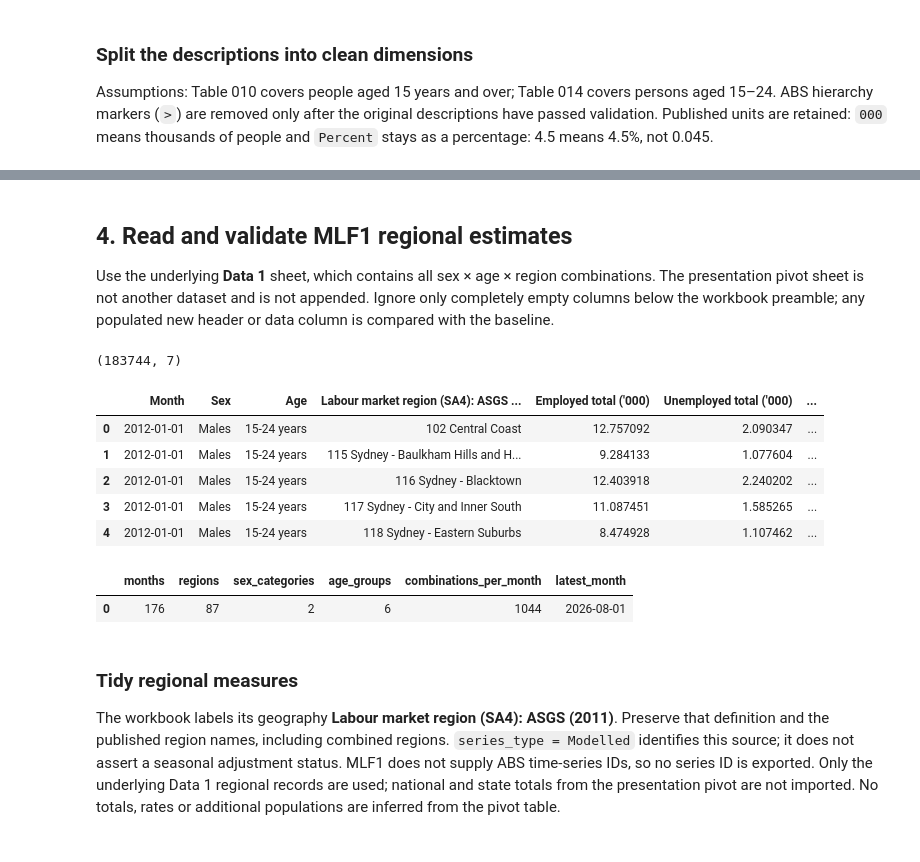
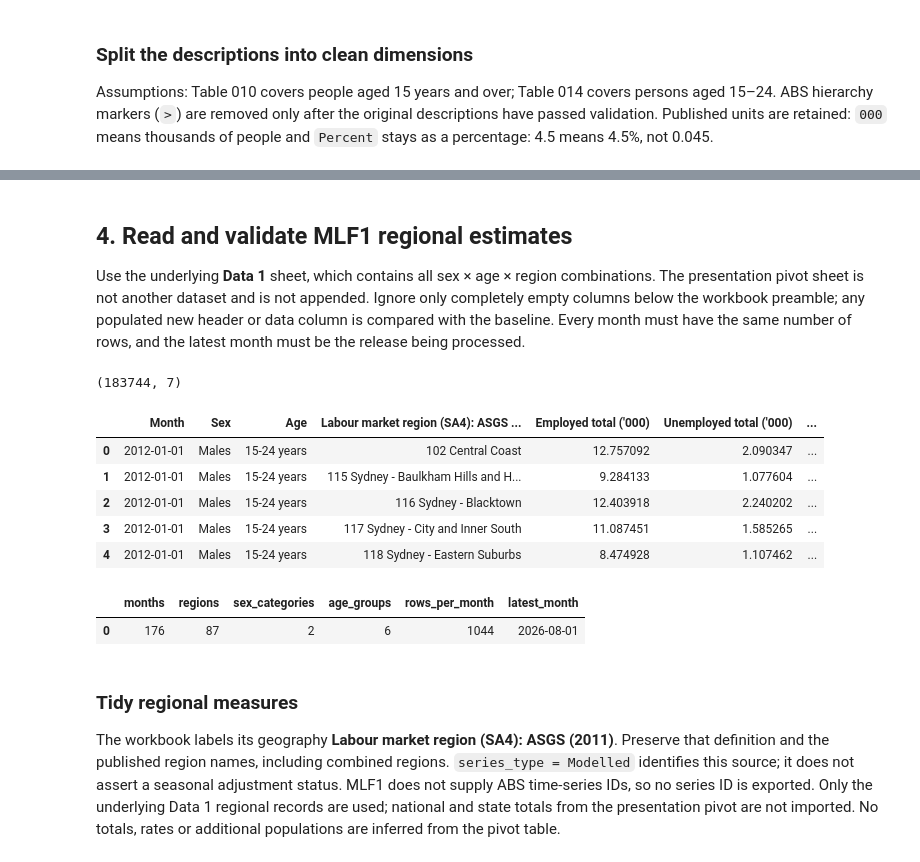
Before and after one commit to vsdworkk/data-analysis-best-practices-repo, a Jupyter notebook: ABS Labour Force.ipynb, the cells around one changed output, grey strips where cells are left out. Saved outputs shown, nothing was run; the diff lists cells and outputs as text; code cells hidden in the pictures.

```diff
--- a/ABS Labour Force.ipynb
+++ b/ABS Labour Force.ipynb
@@ -191,53 +166,54 @@ display(ts[['date', 'series_id', 'measure', 'region', 'sex', 'age', 'series_type
 # %% [markdown]
 ## 4. Read and validate MLF1 regional estimates
 
-Use the underlying **Data 1** sheet, which contains all sex × age × region combinations. The presentation pivot sheet is not another dataset and is not appended. Ignore only completely empty columns below the workbook preamble; any populated new header or data column is compared with the baseline.
+Use the underlying **Data 1** sheet, which contains all sex × age × region combinations. The presentation pivot sheet is not another dataset and is not appended. Ignore only completely empty columns below the workbook preamble; any populated new header or data column is compared with the baseline. Every month must have the same number of rows, and the latest month must be the release being processed.
 # %%
-# Read the MLF1 reference and download, then compare their sheets and table headings.
-row = sources.loc['MLF1']  # Get MLF1's reference and download filenames.
-base_xl = pd.ExcelFile(baseline / row['baseline_file'])  # Open the approved reference workbook.
-xl = pd.ExcelFile(run / 'raw' / row['download_file'])  # Open the new ABS workbook.
-assert set(xl.sheet_names) == set(base_xl.sheet_names), 'MLF1: workbook sheets changed'  # Require the same sheets.
-base_raw = pd.read_excel(base_xl, sheet_name='Data 1', header=None)  # Read the reference data sheet as it appears in Excel.
-raw = pd.read_excel(xl, sheet_name='Data 1', header=None)  # Read the downloaded data sheet the same way.
-assert raw.iloc[1, 0] == base_raw.iloc[1, 0], 'MLF1: table identity changed'  # Require the same table title.
-expected = base_raw.iloc[3:].dropna(axis=1, how='all')  # Skip the preamble and empty reference columns.
-df = raw.iloc[3:].dropna(axis=1, how='all')  # Skip the preamble and empty downloaded columns.
-assert df.iloc[0].tolist() == expected.iloc[0].tolist(), 'MLF1: column names, units, order or geography vintage changed'  # Require matching headers.
-df.columns = df.iloc[0].tolist()  # Use the downloaded header row as column names.
-expected.columns = expected.iloc[0].tolist()  # Name the reference columns the same way.
-df = df.iloc[1:].reset_index(drop=True).infer_objects()  # Keep downloaded data rows and infer their types.
-expected = expected.iloc[1:].reset_index(drop=True).infer_objects()  # Keep reference data rows for comparison.
-assert df.notna().all().all(), 'MLF1: missing dimension or estimate'  # Stop if a downloaded data cell is blank.
-print(df.shape)  # Show the size of the downloaded regional table.
-display(df.head())  # Preview its first rows.
+row = sources.loc['MLF1']
+base_xl = pd.ExcelFile(baseline / row['baseline_file'])
+xl = pd.ExcelFile(run / 'raw' / row['download_file'])
+assert set(xl.sheet_names) == set(base_xl.sheet_names), 'MLF1: workbook sheets changed'
+
+mlf_base = pd.read_excel(base_xl, sheet_name='Data 1', header=None)
+mlf_raw = pd.read_excel(xl, sheet_name='Data 1', header=None)
+assert mlf_raw.iloc[1, 0] == mlf_base.iloc[1, 0], 'MLF1: table identity changed'
+
+# Row 3 holds the column headings; everything above it is preamble.
+mlf_base, mlf_raw = (d.iloc[3:].dropna(axis=1, how='all') for d in (mlf_base, mlf_raw))
+assert mlf_raw.iloc[0].tolist() == mlf_base.iloc[0].tolist(), 'MLF1: column names, units, order or geography vintage changed'
+mlf_base, mlf_raw = (
+    d.iloc[1:].set_axis(d.iloc[0].tolist(), axis=1).reset_index(drop=True).infer_objects()
+    for d in (mlf_base, mlf_raw)
+)
+
+dims = mlf_raw.columns[1:4].tolist()  # sex, age and SA4 region
+measures = mlf_raw.columns[4:].tolist()
+assert mlf_raw.notna().all().all(), 'MLF1: missing dimension or estimate'
+assert mlf_raw[measures].dtypes.map(pd.api.types.is_numeric_dtype).all(), 'MLF1: non-numeric observations'
+for col in dims:
+    assert set(mlf_raw[col]) == set(mlf_base[col]), f'MLF1: categories changed in {col}'
+
+mlf_raw['Month'] = pd.to_datetime(mlf_raw['Month'])
+counts = mlf_raw.groupby('Month').size()
+assert counts.nunique() == 1, 'MLF1: months have different numbers of sex × age × region rows'
+assert mlf_raw['Month'].max() == reference_period, f'MLF1: latest month is not {reference_period:%B %Y}'
+
+print(mlf_raw.shape)
+display(mlf_raw.head())
+display(pd.DataFrame({
+    'months': [len(counts)], 'regions': [mlf_raw[dims[2]].nunique()],
+    'sex_categories': [mlf_raw['Sex'].nunique()], 'age_groups': [mlf_raw['Age'].nunique()],
+    'rows_per_month': [counts.iloc[0]], 'latest_month': [mlf_raw['Month'].max()],
+}))
 # %% [output]
 (183744, 7)
 |  | Month | Sex | Age | Labour market region (SA4): ASGS ... | Employed total ('000) | Unemployed total ('000) | ... |
 | 0 | 2012-01-01 | Males | 15-24 years | 102 Central Coast | 12.757092 | 2.090347 | ... |
 | 1 | 2012-01-01 | Males | 15-24 years | 115 Sydney - Baulkham Hills and H... | 9.284133 | 1.077604 | ... |
 | 2 | 2012-01-01 | Males | 15-24 years | 116 Sydney - Blacktown | 12.403918 | 2.240202 | ... |
 | 3 | 2012-01-01 | Males | 15-24 years | 117 Sydney - City and Inner South | 11.087451 | 1.585265 | ... |
 | 4 | 2012-01-01 | Males | 15-24 years | 118 Sydney - Eastern Suburbs | 8.474928 | 1.107462 | ... |
+|  | months | regions | sex_categories | age_groups | rows_per_month | latest_month |
+| 0 | 176 | 87 | 2 | 6 | 1044 | 2026-08-01 |
-# %%
-# Compare MLF1 categories with the reference and preview the regional dimensions.
-dims = df.columns[1:4].tolist()  # Identify sex, age, and region columns.
-measures = df.columns[4:].tolist()  # Identify the three estimate columns.
-for col in dims:  # Check each category column against the reference.
-    assert set(df[col]) == set(expected[col]), f'MLF1: categories changed in {col}'  # Stop if a category was added, removed, or renamed.
-
-df['Month'] = pd.to_datetime(df['Month'])  # Treat the month column as dates.
-counts = df.groupby('Month').size()  # Count rows per month for the preview below.
-assert df[measures].dtypes.map(pd.api.types.is_numeric_dtype).all(), 'MLF1: non-numeric observations' # Require numeric estimates.
-
-display(pd.DataFrame({  # Preview the regional table's coverage.
-    'months': [len(counts)], 'regions': [df[dims[2]].nunique()],  # Count months and regions.
-    'sex_categories': [df['Sex'].nunique()], 'age_groups': [df['Age'].nunique()],  # Count sex and age categories.
-    'combinations_per_month': [counts.iloc[0]], 'latest_month': [df['Month'].max()]  # Show monthly coverage and latest month.
-}))
-# %% [output]
-|  | months | regions | sex_categories | age_groups | combinations_per_month | latest_month |
-| 0 | 176 | 87 | 2 | 6 | 1044 | 2026-08-01 |
 # %% [markdown]
 ### Tidy regional measures
 
```
Also changed, not shown: parts of 12 cells of this notebook, 1 other file.
